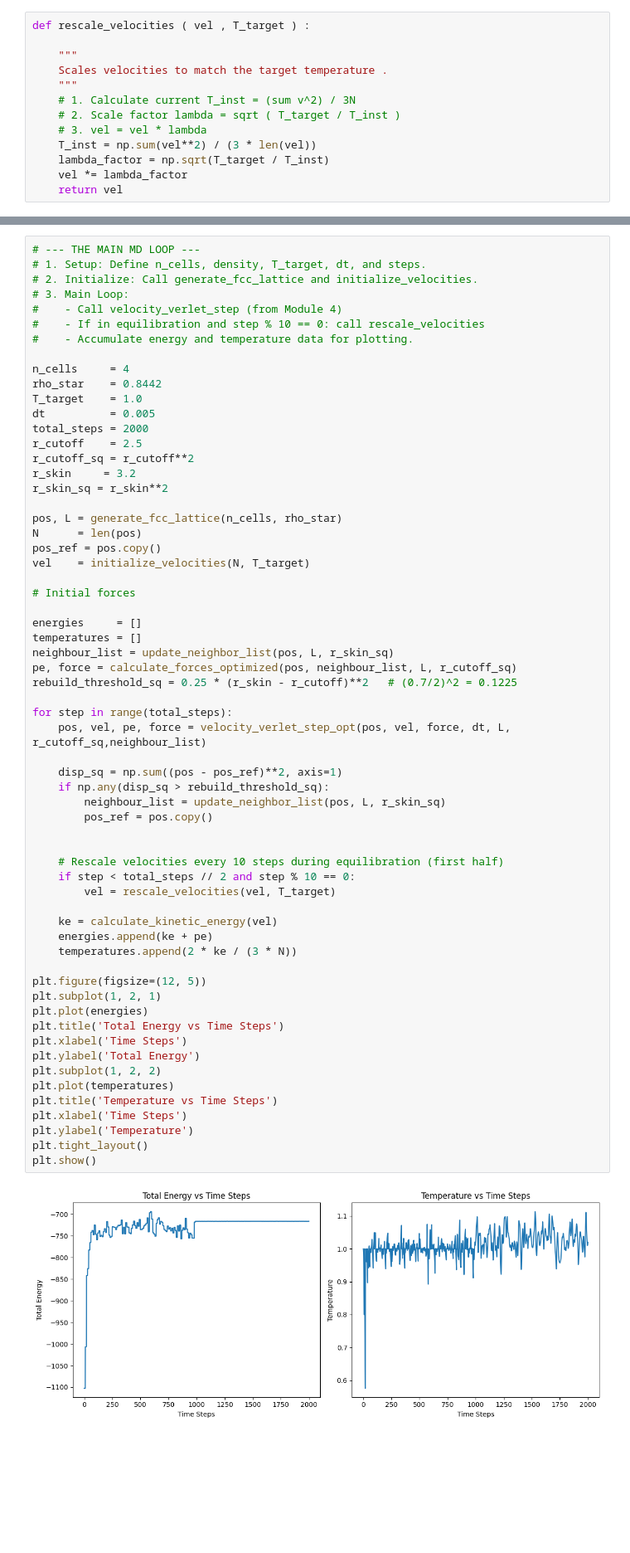
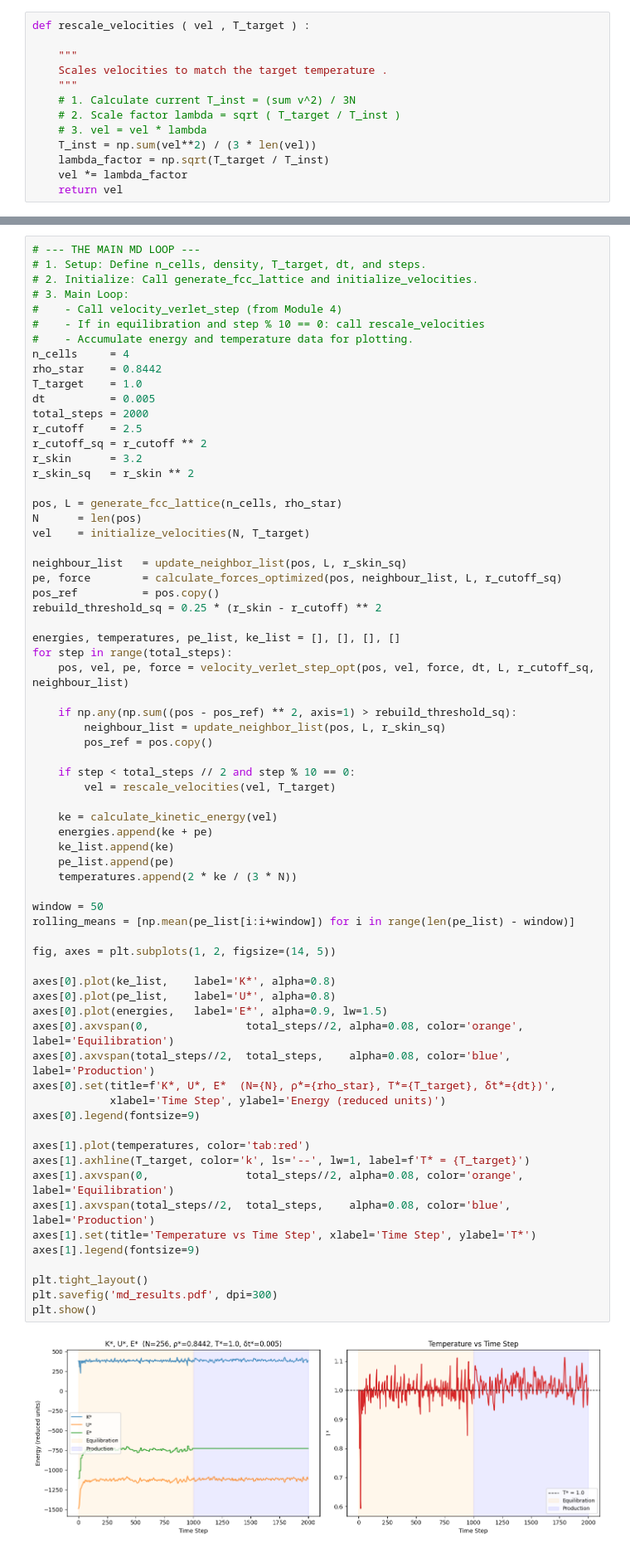
Before and after one commit to Tanish-Verma/md_Engine, a Jupyter notebook: Module5/module5.ipynb, the cells around one changed output, grey strips where cells are left out. Shown at 83% size. Cells and saved outputs as stored; diff of their text form; blank space fills up the shorter version.

```diff
--- a/Module5/module5.ipynb
+++ b/Module5/module5.ipynb
@@ -171,60 +177,66 @@ def rescale_velocities ( vel , T_target ) :
 # 3. Main Loop:
 #    - Call velocity_verlet_step (from Module 4)
 #    - If in equilibration and step % 10 == 0: call rescale_velocities
 #    - Accumulate energy and temperature data for plotting.
-
 n_cells     = 4
 rho_star    = 0.8442
 T_target    = 1.0
 dt          = 0.005
 total_steps = 2000
 r_cutoff    = 2.5
-r_cutoff_sq = r_cutoff**2
-r_skin     = 3.2
-r_skin_sq = r_skin**2
+r_cutoff_sq = r_cutoff ** 2
+r_skin      = 3.2
+r_skin_sq   = r_skin ** 2
 
 pos, L = generate_fcc_lattice(n_cells, rho_star)
 N      = len(pos)
-pos_ref = pos.copy()
 vel    = initialize_velocities(N, T_target)
 
-# Initial forces
+neighbour_list   = update_neighbor_list(pos, L, r_skin_sq)
+pe, force        = calculate_forces_optimized(pos, neighbour_list, L, r_cutoff_sq)
+pos_ref          = pos.copy()
+rebuild_threshold_sq = 0.25 * (r_skin - r_cutoff) ** 2
 
-energies     = []
-temperatures = []
-neighbour_list = update_neighbor_list(pos, L, r_skin_sq)
-pe, force = calculate_forces_optimized(pos, neighbour_list, L, r_cutoff_sq)
-rebuild_threshold_sq = 0.25 * (r_skin - r_cutoff)**2   # (0.7/2)^2 = 0.1225
+energies, temperatures, pe_list, ke_list = [], [], [], []
+for step in range(total_steps):
+    pos, vel, pe, force = velocity_verlet_step_opt(pos, vel, force, dt, L, r_cutoff_sq, neighbour_list)
 
-for step in range(total_steps):
-    pos, vel, pe, force = velocity_verlet_step_opt(pos, vel, force, dt, L, r_cutoff_sq,neighbour_list)
-
-    disp_sq = np.sum((pos - pos_ref)**2, axis=1)
-    if np.any(disp_sq > rebuild_threshold_sq):
+    if np.any(np.sum((pos - pos_ref) ** 2, axis=1) > rebuild_threshold_sq):
         neighbour_list = update_neighbor_list(pos, L, r_skin_sq)
         pos_ref = pos.copy()
 
-
-    # Rescale velocities every 10 steps during equilibration (first half)
     if step < total_steps // 2 and step % 10 == 0:
         vel = rescale_velocities(vel, T_target)
 
     ke = calculate_kinetic_energy(vel)
     energies.append(ke + pe)
+    ke_list.append(ke)
+    pe_list.append(pe)
     temperatures.append(2 * ke / (3 * N))
 
-plt.figure(figsize=(12, 5))
-plt.subplot(1, 2, 1)
-plt.plot(energies)
-plt.title('Total Energy vs Time Steps')
-plt.xlabel('Time Steps')
-plt.ylabel('Total Energy')
-plt.subplot(1, 2, 2)
-plt.plot(temperatures)
-plt.title('Temperature vs Time Steps')
-plt.xlabel('Time Steps')
-plt.ylabel('Temperature')
+window = 50
+rolling_means = [np.mean(pe_list[i:i+window]) for i in range(len(pe_list) - window)]
+
+fig, axes = plt.subplots(1, 2, figsize=(14, 5))
+
+axes[0].plot(ke_list,    label='K*', alpha=0.8)
+axes[0].plot(pe_list,    label='U*', alpha=0.8)
+axes[0].plot(energies,   label='E*', alpha=0.9, lw=1.5)
+axes[0].axvspan(0,               total_steps//2, alpha=0.08, color='orange', label='Equilibration')
+axes[0].axvspan(total_steps//2,  total_steps,    alpha=0.08, color='blue',   label='Production')
+axes[0].set(title=f'K*, U*, E*  (N={N}, ρ*={rho_star}, T*={T_target}, δt*={dt})',
+            xlabel='Time Step', ylabel='Energy (reduced units)')
+axes[0].legend(fontsize=9)
+
+axes[1].plot(temperatures, color='tab:red')
+axes[1].axhline(T_target, color='k', ls='--', lw=1, label=f'T* = {T_target}')
+axes[1].axvspan(0,               total_steps//2, alpha=0.08, color='orange', label='Equilibration')
+axes[1].axvspan(total_steps//2,  total_steps,    alpha=0.08, color='blue',   label='Production')
+axes[1].set(title='Temperature vs Time Step', xlabel='Time Step', ylabel='T*')
+axes[1].legend(fontsize=9)
+
 plt.tight_layout()
+plt.savefig('md_results.pdf', dpi=300)
 plt.show()
 # %% [output]
-[figure, old version]
+[figure, new version]
```
Also changed, not shown: parts of 5 cells of this notebook, 4 other files.
